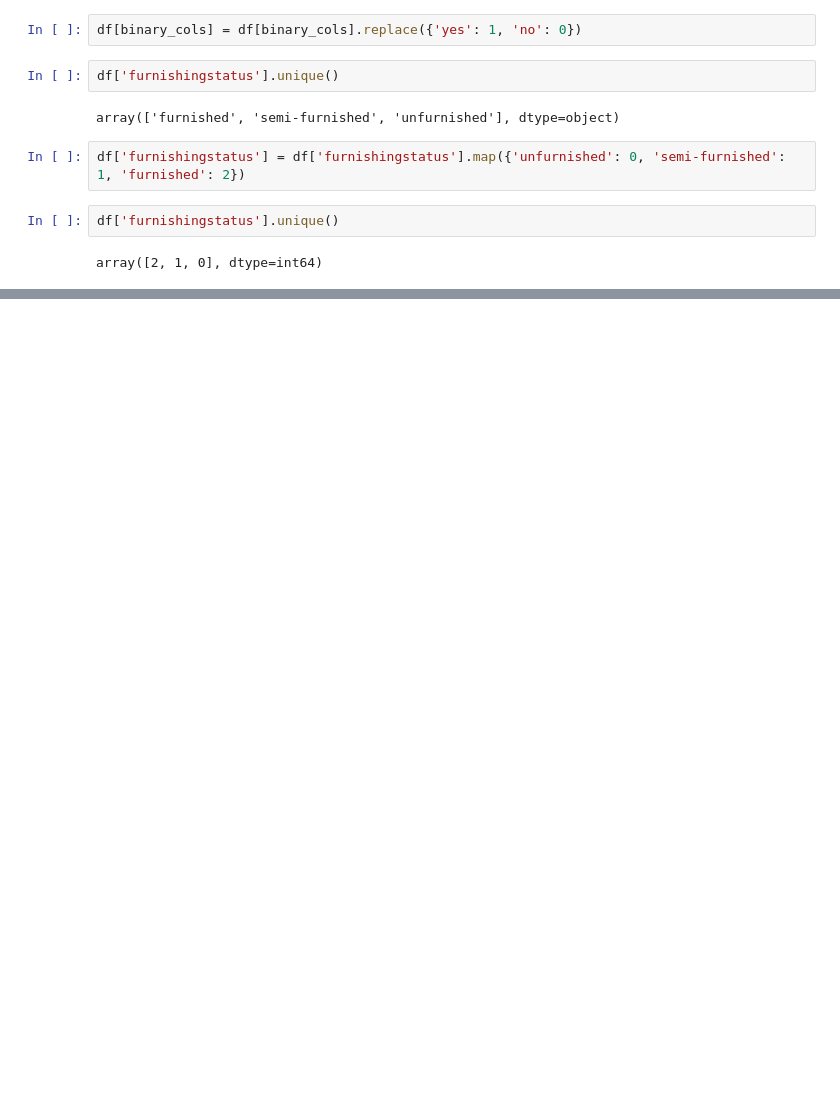
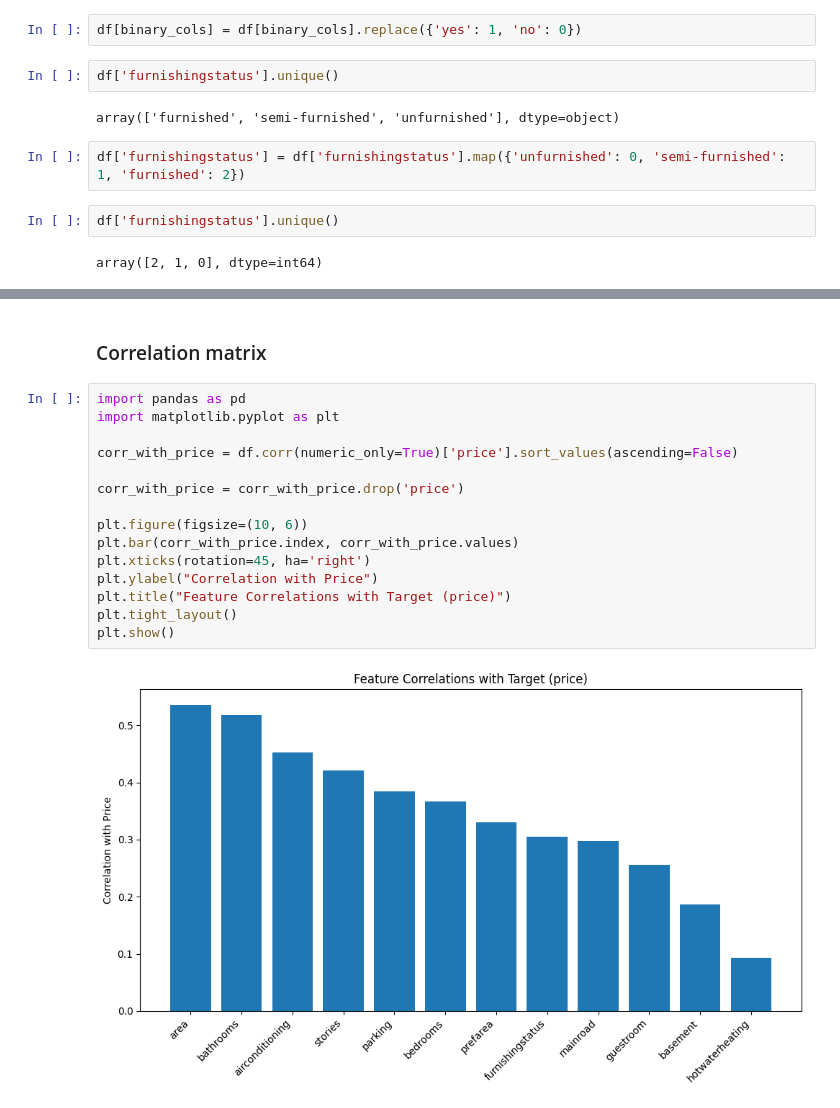
Before and after one commit to housing-pred/housing-pred, a Jupyter notebook: notebooks/data_exploration.ipynb, the cells around one changed output, grey strips where cells are left out. Drawn from its saved outputs; the diff is of its cells as text; blank space fills up the shorter version.

Commit message:
Analyzing correlation matrix

```diff
--- a/notebooks/data_exploration.ipynb
+++ b/notebooks/data_exploration.ipynb
@@ -88,0 +103,19 @@ array([2, 1, 0], dtype=int64)
+# %% [markdown]
+### Correlation matrix
+# %%
+import pandas as pd
+import matplotlib.pyplot as plt
+
+corr_with_price = df.corr(numeric_only=True)['price'].sort_values(ascending=False)
+
+corr_with_price = corr_with_price.drop('price')
+
+plt.figure(figsize=(10, 6))
+plt.bar(corr_with_price.index, corr_with_price.values)
+plt.xticks(rotation=45, ha='right')
+plt.ylabel("Correlation with Price")
+plt.title("Feature Correlations with Target (price)")
+plt.tight_layout()
+plt.show()
+# %% [output]
+[figure, added]
```
Also changed, not shown: parts of 1 cell of this notebook.
